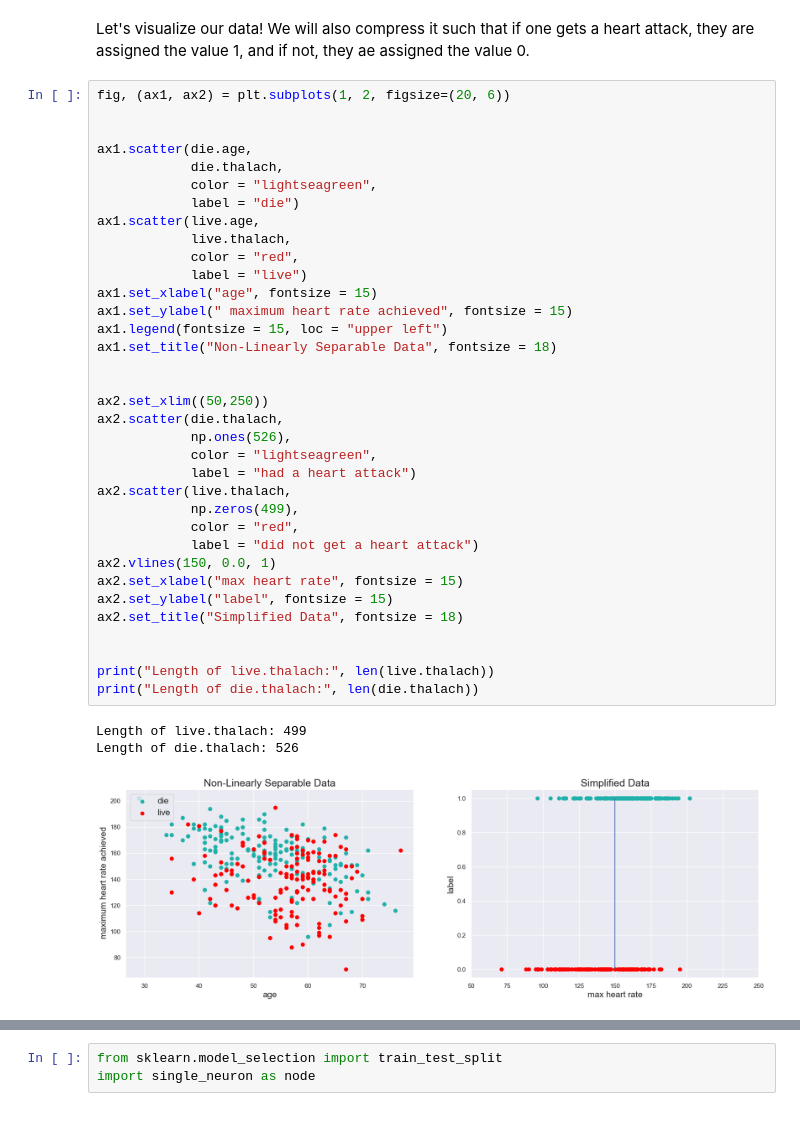
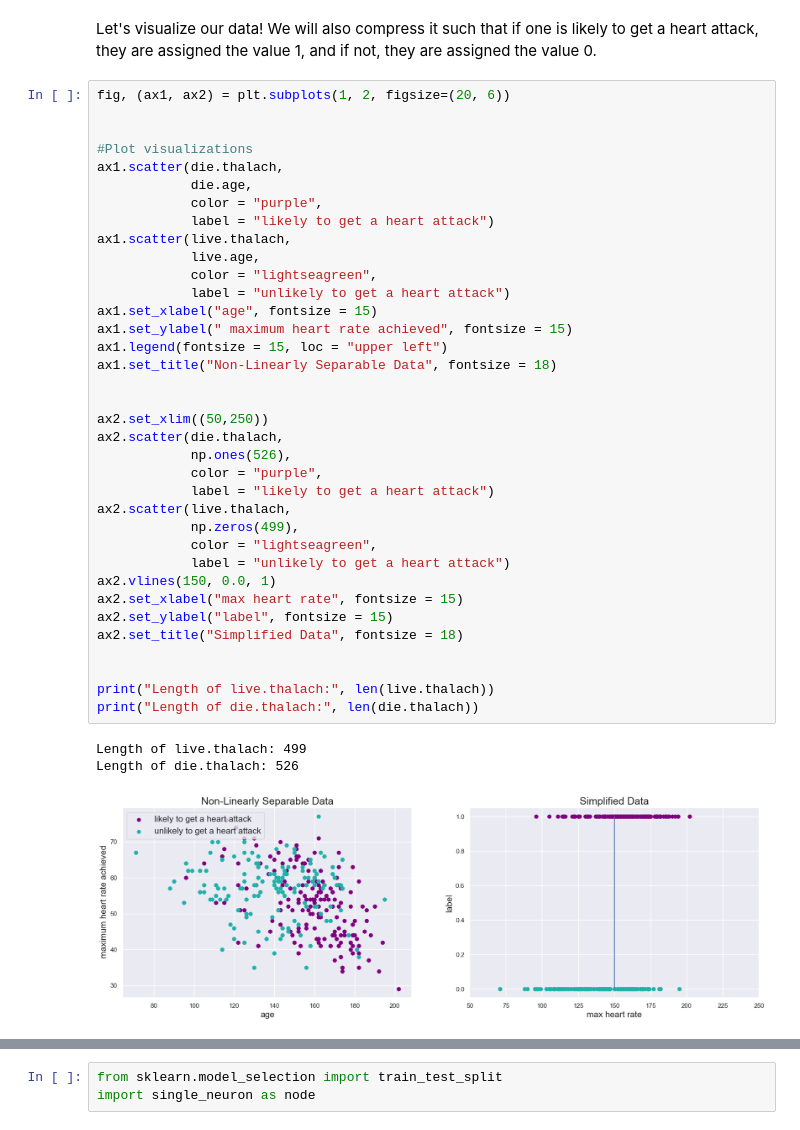
Before and after one commit to faithz314/INDE577, a Jupyter notebook: 577repo/Supervised Learning/3_Logistic Regression/Heart Attack.ipynb, the cells around one changed output, grey strips where cells are left out. Cells and saved outputs as stored; diff of their text form.

```diff
--- a/577repo/Supervised Learning/3_Logistic Regression/Heart Attack.ipynb
+++ b/577repo/Supervised Learning/3_Logistic Regression/Heart Attack.ipynb
@@ -56,43 +59,44 @@ df = pd.read_csv(r"C:\Users\faith\inde 577\INDE577\577repo\Supervised Learning\D
 live = df[df.target == 0]
 die = df[df.target == 1]
 # %% [markdown]
-Let's visualize our data! We will also compress it such that if one gets a heart attack, they are assigned the value 1, and if not, they ae assigned the value 0.
+Let's visualize our data! We will also compress it such that if one is likely to get a heart attack, they are assigned the value 1, and if not, they are assigned the value 0.
 # %%
 fig, (ax1, ax2) = plt.subplots(1, 2, figsize=(20, 6))
 
 
-ax1.scatter(die.age,
-            die.thalach,
+#Plot visualizations
+ax1.scatter(die.thalach,
+            die.age,
+            color = "purple",
+            label = "likely to get a heart attack")
+ax1.scatter(live.thalach,
+            live.age,
             color = "lightseagreen",
-            label = "die")
-ax1.scatter(live.age,
-            live.thalach,
-            color = "red",
-            label = "live")
+            label = "unlikely to get a heart attack")
 ax1.set_xlabel("age", fontsize = 15)
 ax1.set_ylabel(" maximum heart rate achieved", fontsize = 15)
 ax1.legend(fontsize = 15, loc = "upper left")
 ax1.set_title("Non-Linearly Separable Data", fontsize = 18)
 
 
 ax2.set_xlim((50,250))
 ax2.scatter(die.thalach,
             np.ones(526),
-            color = "lightseagreen",
-            label = "had a heart attack")
+            color = "purple",
+            label = "likely to get a heart attack")
 ax2.scatter(live.thalach,
             np.zeros(499),
-            color = "red",
-            label = "did not get a heart attack")
+            color = "lightseagreen",
+            label = "unlikely to get a heart attack")
 ax2.vlines(150, 0.0, 1)
 ax2.set_xlabel("max heart rate", fontsize = 15)
 ax2.set_ylabel("label", fontsize = 15)
 ax2.set_title("Simplified Data", fontsize = 18)
 
 
 print("Length of live.thalach:", len(live.thalach))
 print("Length of die.thalach:", len(die.thalach))
 # %% [output]
 Length of live.thalach: 499
 Length of die.thalach: 526
-[figure, old version]
+[figure, new version]
```
Also changed, not shown: parts of 23 cells of this notebook, 1 other file.
